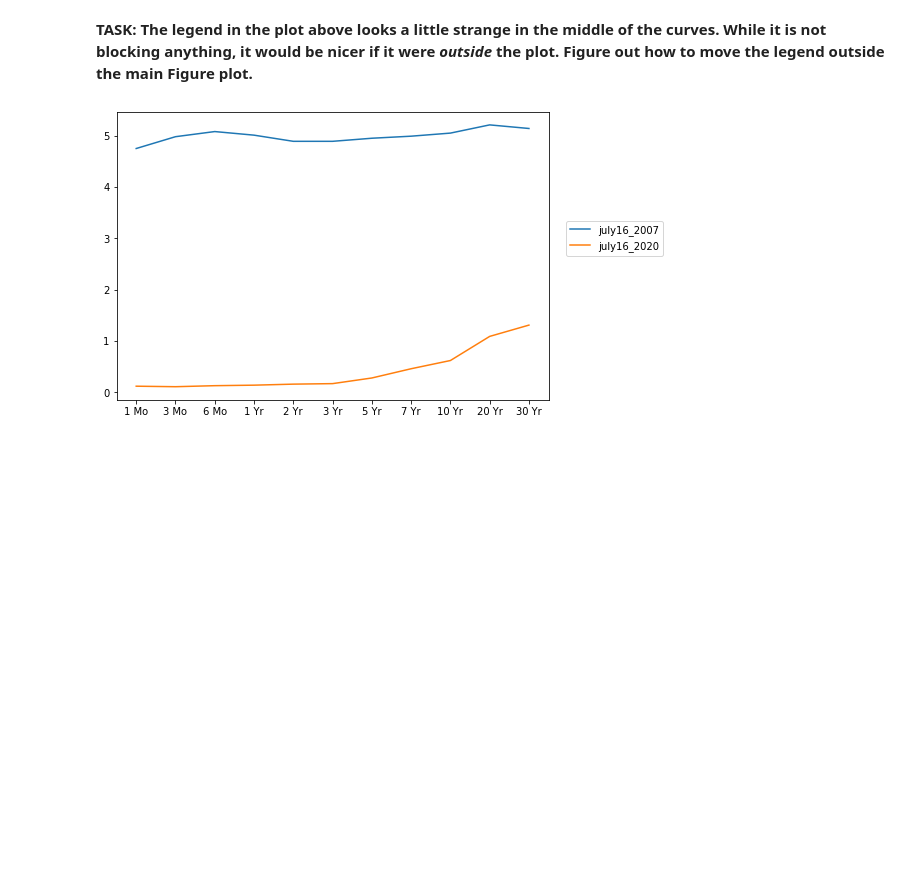
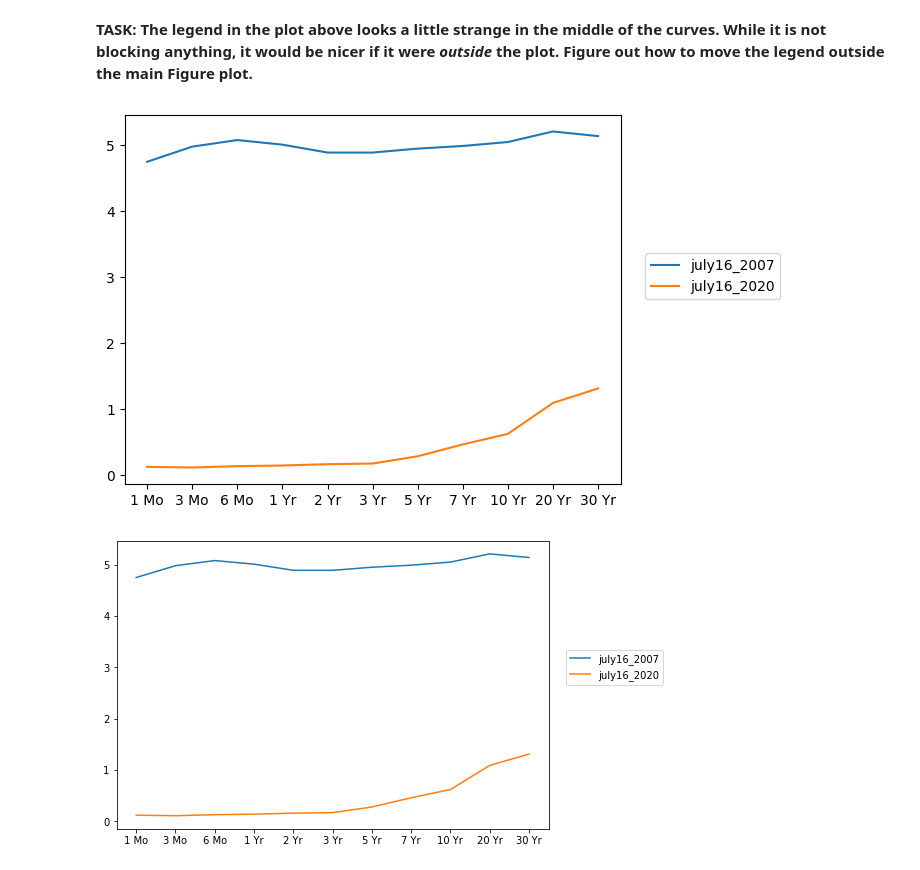
Before and after one commit to RRFteixeira/Python-for-Machine-Learning-and-Data-Science-Masterclass, a Jupyter notebook: 04-Matplotlib/04-Matplotlib Exercises .ipynb, the cells around one changed output. Cells and saved outputs as stored; diff of their text form; code cells hidden in the pictures; blank space fills up the shorter version.

```diff
--- a/04-Matplotlib/04-Matplotlib Exercises .ipynb
+++ b/04-Matplotlib/04-Matplotlib Exercises .ipynb
@@ -108,3 +149,10 @@ july16_2020 = [0.12,0.11,0.13,0.14,0.16,0.17,0.28,0.46,0.62,1.09,1.31]
+# %%
+plt.plot(labels, july16_2007)
+plt.plot(labels, july16_2020)
+plt.legend(['july16_2007','july16_2020'], loc=((1.05,0.5)))
+plt.show()
+# %% [output]
+[figure, added]
 # %%
 # DONT RUN THE CELL BELOW! IT WILL ERASE THE PLOT!
 # %%
```
Also changed, not shown: parts of 16 cells of this notebook.
